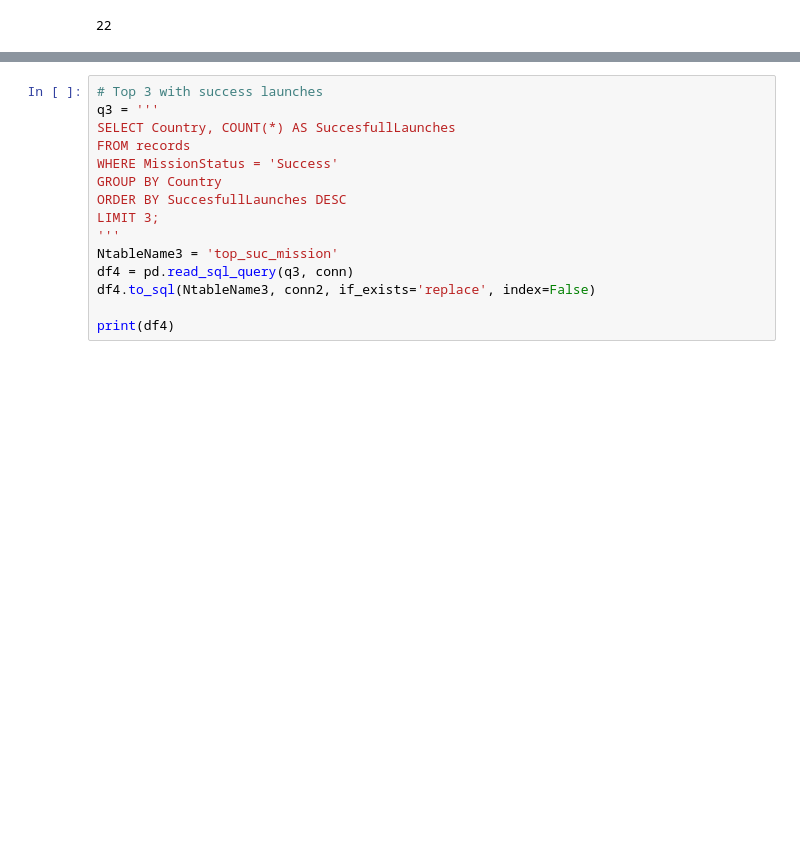
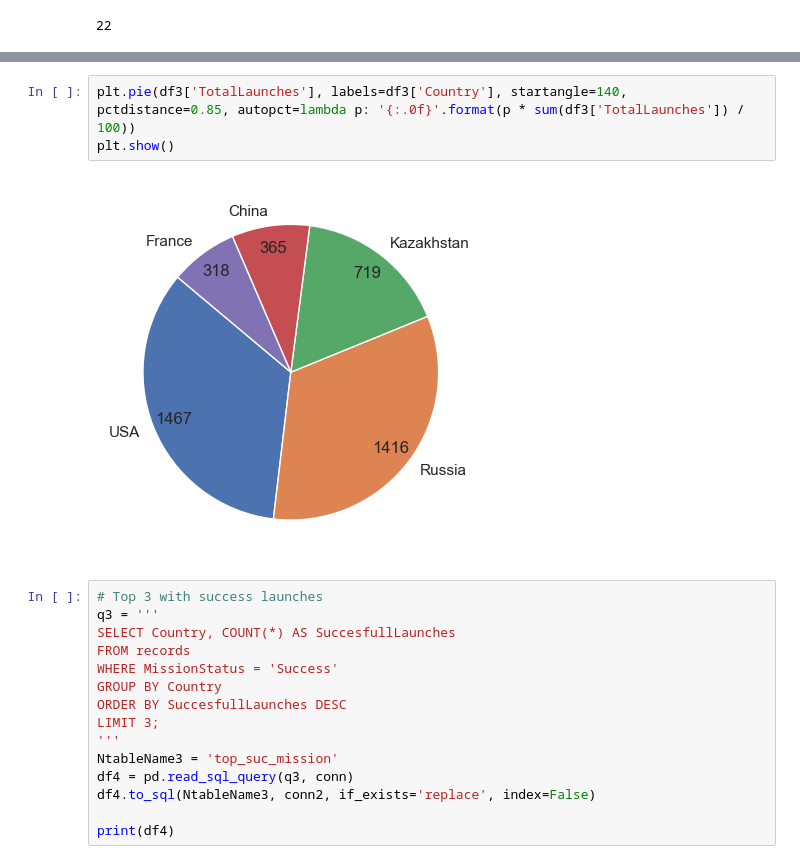
Before and after one commit to JaviK07/SpaceLaunches-Analysis, a Jupyter notebook: data-processing.ipynb, the cells around one changed output, grey strips where cells are left out. Cells and saved outputs as stored; diff of their text form; blank space fills up the shorter version.

```diff
--- a/data-processing.ipynb
+++ b/data-processing.ipynb
@@ -78,3 +99,8 @@ print(df3)
+# %%
+plt.pie(df3['TotalLaunches'], labels=df3['Country'], startangle=140, pctdistance=0.85, autopct=lambda p: '{:.0f}'.format(p * sum(df3['TotalLaunches']) / 100))
+plt.show()
+# %% [output]
+[figure, added]
 # %%
 # Top 3 with success launches
 q3 = '''
```
Also changed, not shown: parts of 8 cells of this notebook, 12 other files.
